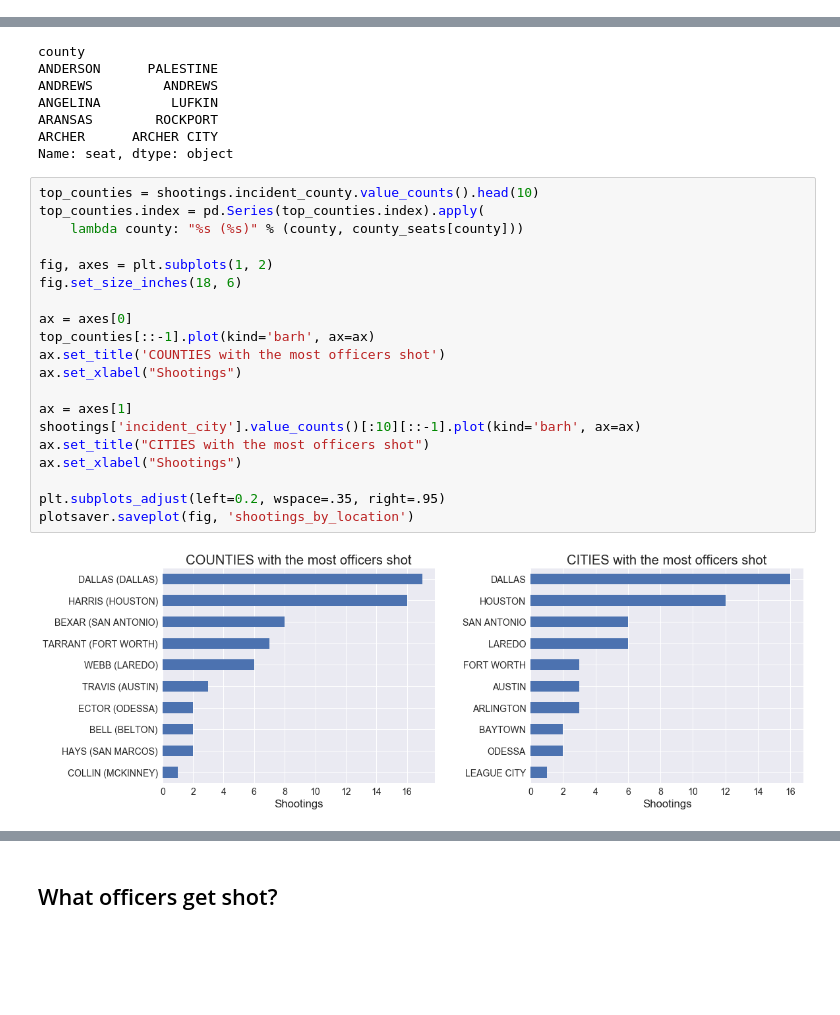
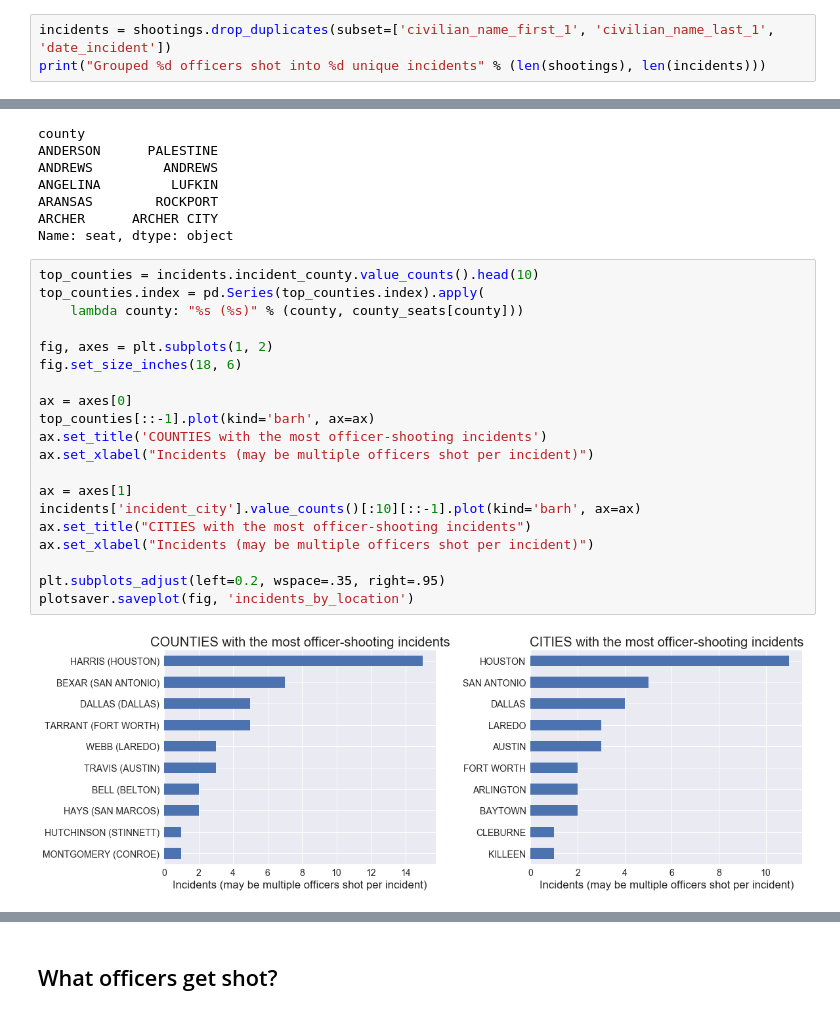
Before and after one commit to texas-justice-initiative/analysis, a Jupyter notebook: analyses/ois_descriptive_analysis_officers_shot.ipynb, the cells around one changed output, grey strips where cells are left out. Drawn from its saved outputs; the diff is of its cells as text; blank space fills up the shorter version.

```diff
--- a/analyses/ois_descriptive_analysis_officers_shot.ipynb
+++ b/analyses/ois_descriptive_analysis_officers_shot.ipynb
@@ -93,3 +105,6 @@ Officers shot data from 2015-10-06 to 2018-03-25
 | 2 | 2017-02-21 | 2015-11-01 | 301 W. AVENUE B | TEMPLE | BELL | 31.095688 | ... |
 | 3 | NaT | 2015-12-23 | 1025 CUSTER AVE. | ODESSA | ECTOR | 31.865143 | ... |
 | 4 | NaT | 2015-12-23 | 1025 CUSTER AVE. | ODESSA | ECTOR | 31.865143 | ... |
+# %%
+incidents = shootings.drop_duplicates(subset=['civilian_name_first_1', 'civilian_name_last_1', 'date_incident'])
+print("Grouped %d officers shot into %d unique incidents" % (len(shootings), len(incidents)))
@@ -149,26 +166,26 @@ ARANSAS        ROCKPORT
 ARCHER      ARCHER CITY
 Name: seat, dtype: object
 # %%
-top_counties = shootings.incident_county.value_counts().head(10)
+top_counties = incidents.incident_county.value_counts().head(10)
 top_counties.index = pd.Series(top_counties.index).apply(
     lambda county: "%s (%s)" % (county, county_seats[county]))
 
 fig, axes = plt.subplots(1, 2)
 fig.set_size_inches(18, 6)
 
 ax = axes[0]
 top_counties[::-1].plot(kind='barh', ax=ax)
-ax.set_title('COUNTIES with the most officers shot')
-ax.set_xlabel("Shootings")
+ax.set_title('COUNTIES with the most officer-shooting incidents')
+ax.set_xlabel("Incidents (may be multiple officers shot per incident)")
 
 ax = axes[1]
-shootings['incident_city'].value_counts()[:10][::-1].plot(kind='barh', ax=ax)
-ax.set_title("CITIES with the most officers shot")
-ax.set_xlabel("Shootings")
+incidents['incident_city'].value_counts()[:10][::-1].plot(kind='barh', ax=ax)
+ax.set_title("CITIES with the most officer-shooting incidents")
+ax.set_xlabel("Incidents (may be multiple officers shot per incident)")
 
 plt.subplots_adjust(left=0.2, wspace=.35, right=.95)
-plotsaver.saveplot(fig, 'shootings_by_location')
+plotsaver.saveplot(fig, 'incidents_by_location')
 # %% [output]
-[figure, old version]
+[figure, new version]
 # %%
 fig, ax = plt.subplots(1)
```
Also changed, not shown: parts of 7 cells of this notebook, 35 other files.
